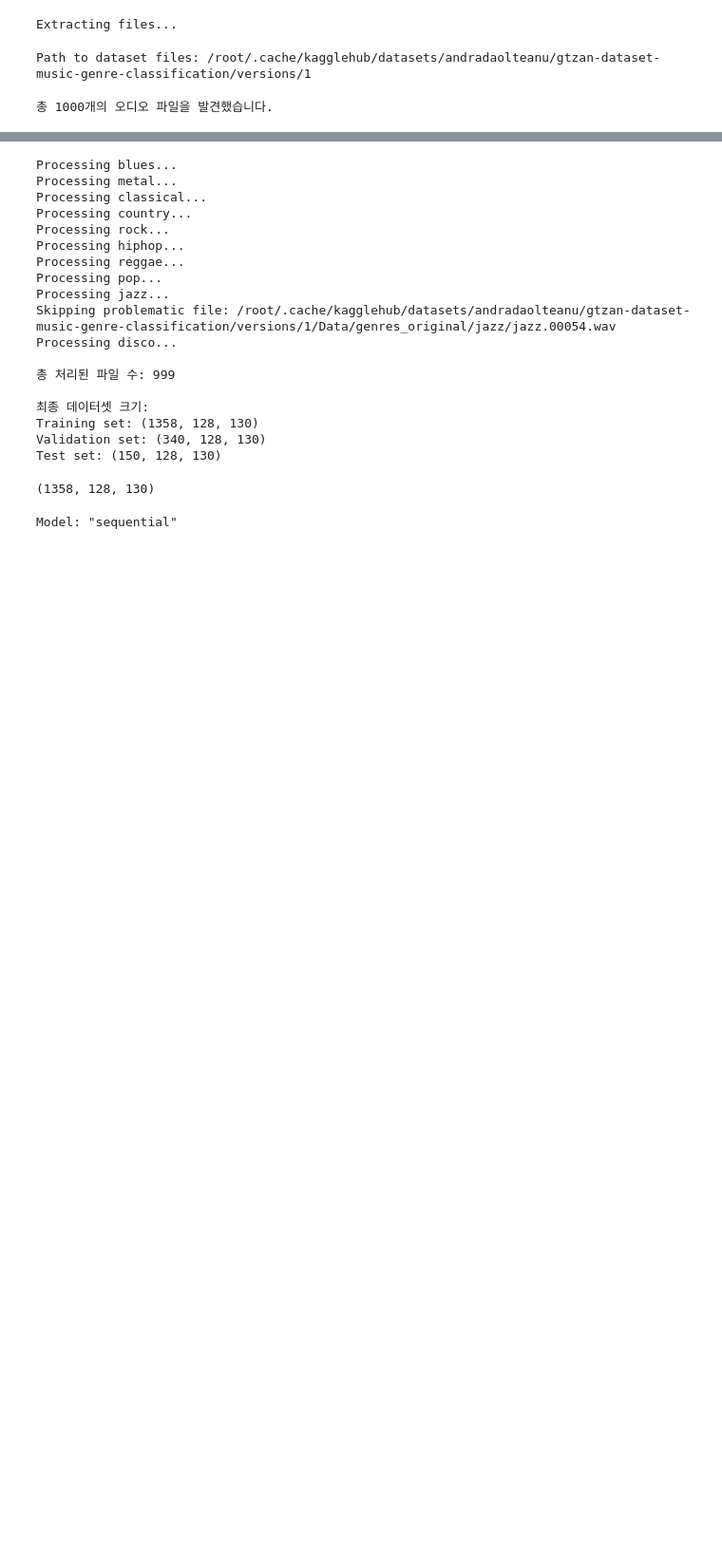
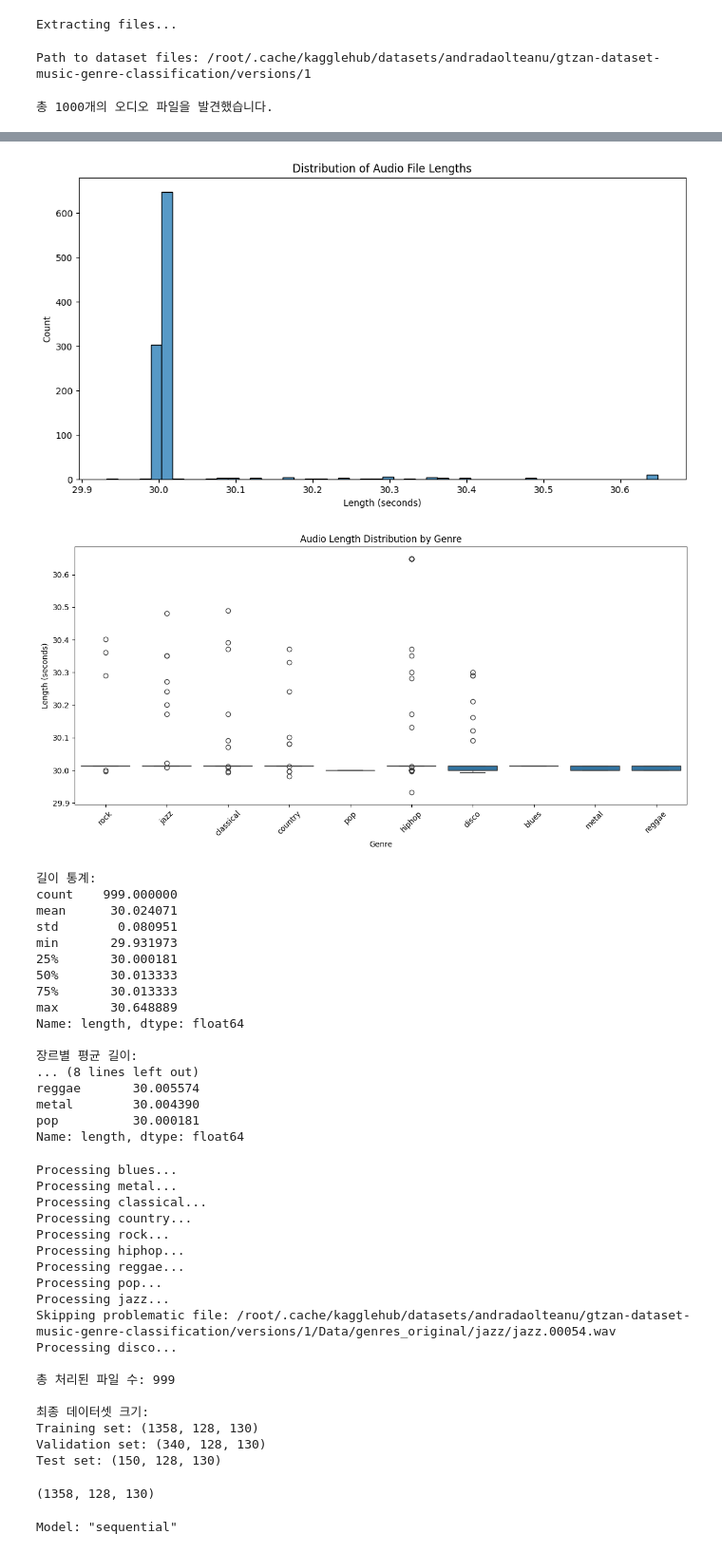
Before and after one commit to jese182/deeplearning_project, a Jupyter notebook: GTZAN_music_classification/gtzan_cnn.ipynb, the cells around one changed output, grey strips where cells are left out. Shown at 95% size. Drawn from its saved outputs; the diff is of its cells as text; code cells hidden in the pictures; blank space fills up the shorter version.

```diff
--- a/GTZAN_music_classification/gtzan_cnn.ipynb
+++ b/GTZAN_music_classification/gtzan_cnn.ipynb
@@ -50,3 +143,63 @@ GPU Available:  True
+# %%
+
+
+# 모든 오디오 파일의 길이를 추출하는 함수
+def get_audio_lengths(df):
+    lengths = []
+    for file_path in tqdm(df['path']):
+        y, sr = librosa.load(file_path)
+        duration = librosa.get_duration(y=y, sr=sr)
+        lengths.append(duration)
+    return lengths
+
+# 길이 데이터 추출
+data['length'] = get_audio_lengths(data)
+
+# 전체 길이 분포 시각화
+plt.figure(figsize=(12, 6))
+sns.histplot(data=data, x='length', bins=50)
+plt.title('Distribution of Audio File Lengths')
+plt.xlabel('Length (seconds)')
+plt.ylabel('Count')
+plt.show()
+
+# 장르별 길이 분포 시각화
+plt.figure(figsize=(12, 6))
+sns.boxplot(data=data, x='genre', y='length')
+plt.title('Audio Length Distribution by Genre')
+plt.xlabel('Genre')
+plt.ylabel('Length (seconds)')
+plt.xticks(rotation=45)
+plt.tight_layout()
+plt.show()
+
+# 기본 통계량 출력
+print("\n길이 통계:")
+print(data['length'].describe())
+
+# 장르별 평균 길이
+print("\n장르별 평균 길이:")
+print(data.groupby('genre')['length'].mean().sort_values(ascending=False))
+# %% [output]
+[figure, added]
+[figure, added]
+길이 통계:
+count    999.000000
+mean      30.024071
+std        0.080951
+min       29.931973
+25%       30.000181
+50%       30.013333
+75%       30.013333
+max       30.648889
+Name: length, dtype: float64
+
+장르별 평균 길이:
+... (8 lines left out)
+reggae       30.005574
+metal        30.004390
+pop          30.000181
+Name: length, dtype: float64
 # %%
 def load_and_process_audio(file_path, sr=22050, duration=30):
      #  Mel Spectrogram의 크기가 일정하지 않으면 에러발생. 모든 오디오 샘플의 길이를 동일하게 맞춰줘야함.
```
Also changed, not shown: parts of 9 cells of this notebook.
